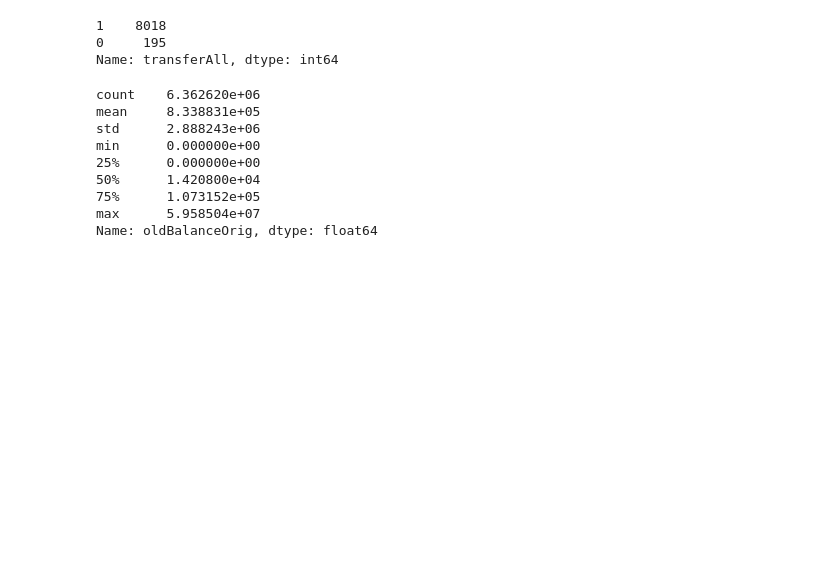
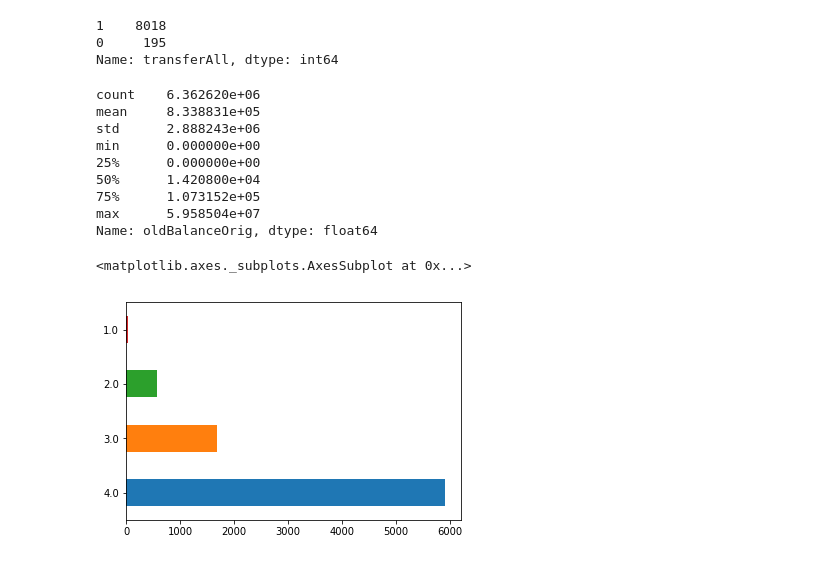
Before and after one commit to PriyankaBiswas/Data-Science, a Jupyter notebook: Unit2_SL/fraud_detection/fraud_detection-pushed.ipynb, the cells around one changed output. Cells and saved outputs as stored; diff of their text form; code cells hidden in the pictures; blank space fills up the shorter version.

```diff
--- a/Unit2_SL/fraud_detection/fraud_detection-pushed.ipynb
+++ b/Unit2_SL/fraud_detection/fraud_detection-pushed.ipynb
@@ -553,2 +555,9 @@ for value in data.oldBalanceOrig.values:
 # %%
 oldBalanceQS = pd.Series(oldBalanceQ)
+# %%
+data['oldBalanceQtl'] = oldBalanceQS
+# %%
+data[data.isFraud == 1].oldBalanceQtl.value_counts().plot(kind='barh')
+# %% [output]
+<matplotlib.axes._subplots.AxesSubplot at 0x...>
+[figure, added]
```
Also changed, not shown: parts of 9 cells of this notebook.
